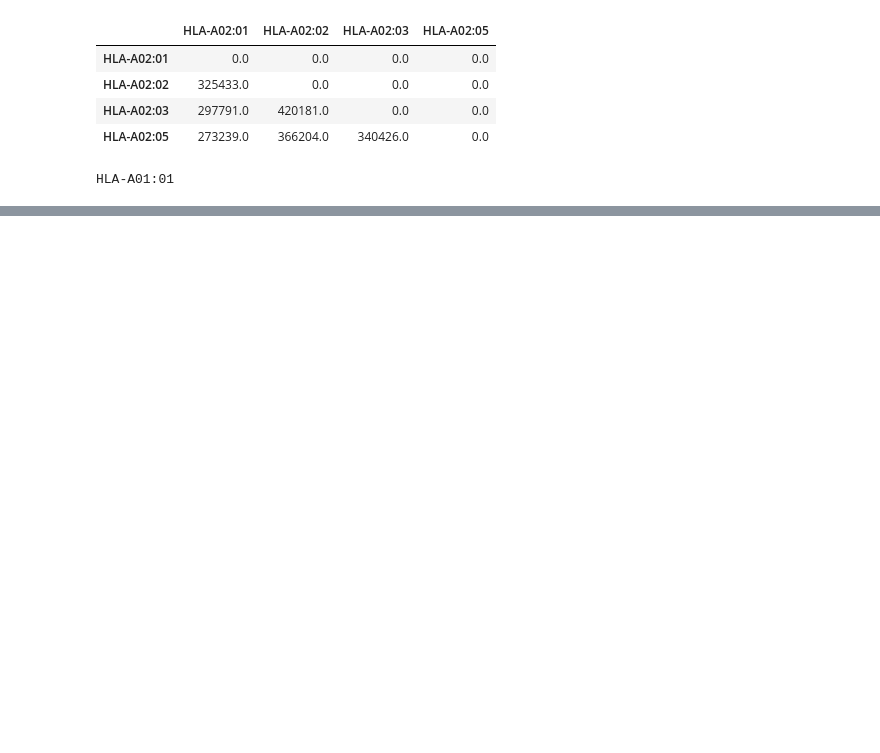
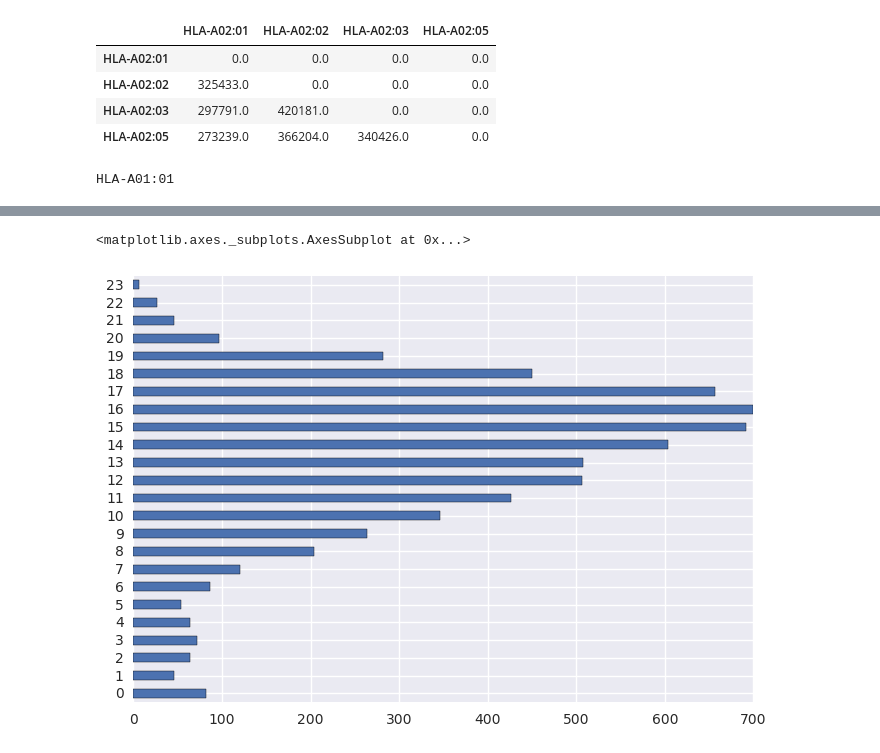
Before and after one commit to antigenomics/ipred, a Jupyter notebook: Binders_heatmap.ipynb, the cells around one changed output, grey strips where cells are left out. Cells and saved outputs as stored; diff of their text form; code cells hidden in the pictures; blank space fills up the shorter version.

```diff
--- a/Binders_heatmap.ipynb
+++ b/Binders_heatmap.ipynb
@@ -130,0 +149,15 @@ HLA-A01:01
+# %%
+from Levenshtein import hamming
+def ham_dist_dict(data, dist, line_n):
+    df_chunks = []
+    for i, s_line in enumerate(data['pseudo']):
+        result = hamming(data['pseudo'].iloc[line_n], s_line)
+        if result <= dist:
+            dict_ = {"mhc1" : data['mhc'].iloc[line_n], "mhc2" : data['mhc'].iloc[i], "dist": result}
+            df_chunks.append(pd.DataFrame(dict_, index=[0]))
+    df_ = pd.concat(df_chunks)
+    return df_
+# %%
+mhc_list = [i.replace(':','') for i in file_list]
+mhc_list = [i.replace('-','') for i in mhc_list]
+mhc_list[10]
@@ -130,0 +166,11 @@ HLA-A01:01
+# %%
+d = data[data['mhc'].isin(mhc_list)]
+d.index = range(d.shape[0])
+# %%
+df_chunks = []
+for i in tqdm_notebook(d.index):
+    df_ = ham_dist_dict(d, dist=100, line_n=i)
+    df_chunks.append(df_)
+mhc_dist = pd.concat(df_chunks)
+mhc_dist.index = range(len(mhc_dist))
+mhc_dist.head()
@@ -130,0 +184,5 @@ HLA-A01:01
+# %%
+mhc_dist.dist.value_counts().sort_index().plot.barh()
+# %% [output]
+<matplotlib.axes._subplots.AxesSubplot at 0x...>
+[figure, added]
```
Also changed, not shown: parts of 11 cells of this notebook, 6 other files.
